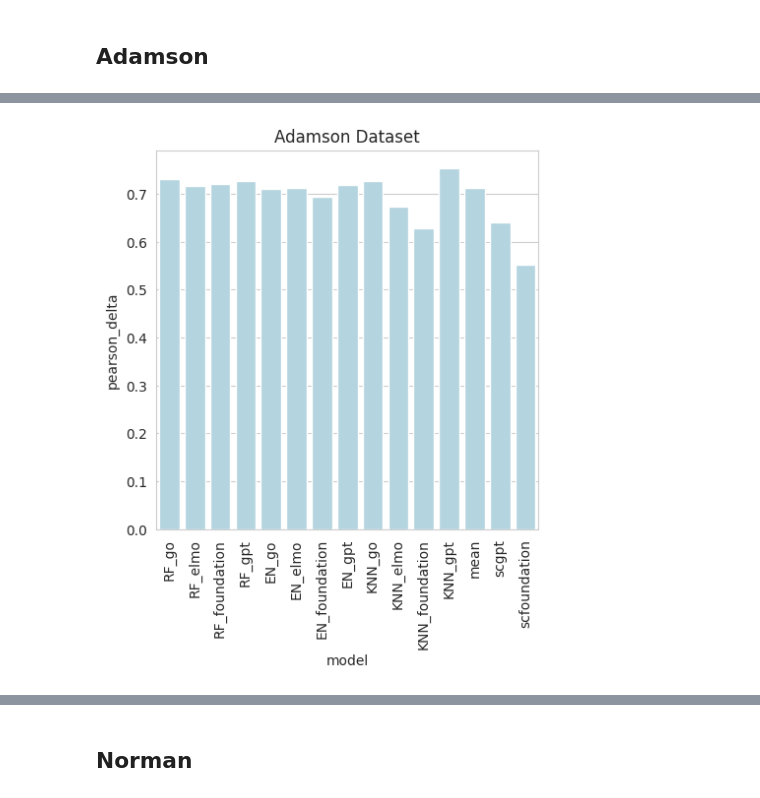
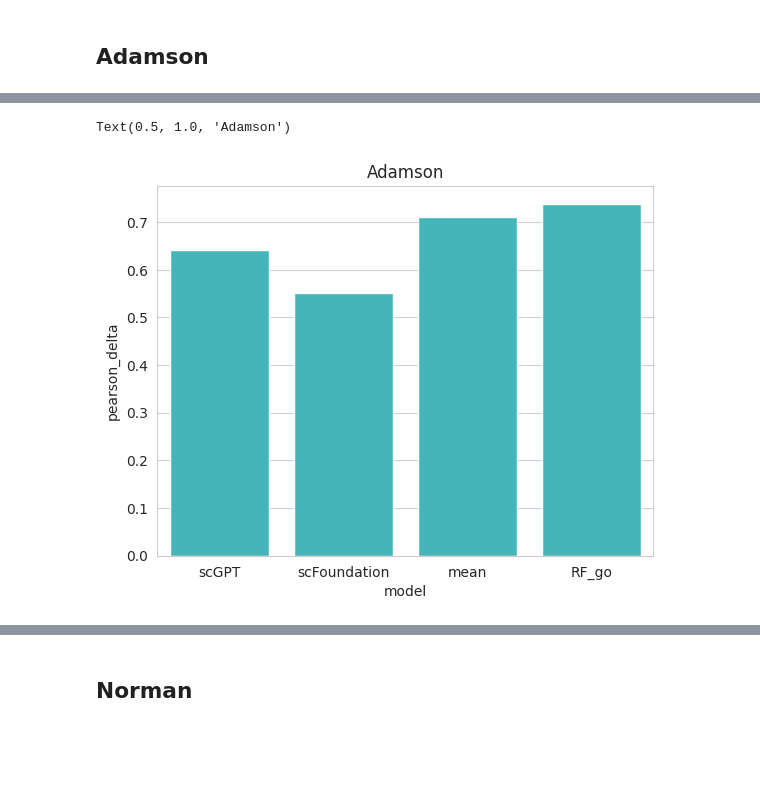
Before and after one commit to turbine-ai/PerturbSeqPredBenchmark, a Jupyter notebook: notebooks/bulk_models.ipynb, the cells around one changed output, grey strips where cells are left out. Drawn from its saved outputs; the diff is of its cells as text; code cells hidden in the pictures; blank space fills up the shorter version.

```diff
--- a/notebooks/bulk_models.ipynb
+++ b/notebooks/bulk_models.ipynb
@@ -982,10 +982,16 @@ for tick in axs.get_xticklabels():
-# %%
-fig, axs = plt.subplots(1, 1, figsize=(5, 5))
-sns.barplot(x='model', y='pearson_delta', data=adamson_results, color='lightblue', ax=axs)
-axs.set_title("Adamson Dataset")
-
-# rotate x labels by 90
-for tick in axs.get_xticklabels():
-    tick.set_rotation(90)
-# %% [output]
-[figure, removed]
+# %%
+sc_model_name_mapping = {
+    "RF_elmo": "RF_scElmo",
+    "RF_foundation": "RF_scFoundation",
+    "RF_gpt": "RF_scGPT",
+    "scgpt": "scGPT",
+    "scfoundation": "scFoundation",
+}
+adamson_results["model"] = adamson_results["model"].replace(sc_model_name_mapping)
+
+first_models = ["scGPT", "scFoundation", "mean", "RF_go"]
+second_models = ["RF_go", "RF_scElmo", "RF_scFoundation", "RF_scGPT"]
+
+myfirst = adamson_results[adamson_results['model'].isin(first_models)]
+mysecond = adamson_results[adamson_results['model'].isin(second_models)]
+mysecond['model'] = mysecond["model"]
@@ -991,0 +1003,6 @@ for tick in axs.get_xticklabels():
+# %%
+sns.barplot(x='model', y='pearson_delta', data=myfirst, order=first_models, color="#33C7CC")
+plt.title("Adamson")
+# %% [output]
+Text(0.5, 1.0, 'Adamson')
+[figure, added]
```
Also changed, not shown: parts of 10 cells of this notebook, 1 other file.
